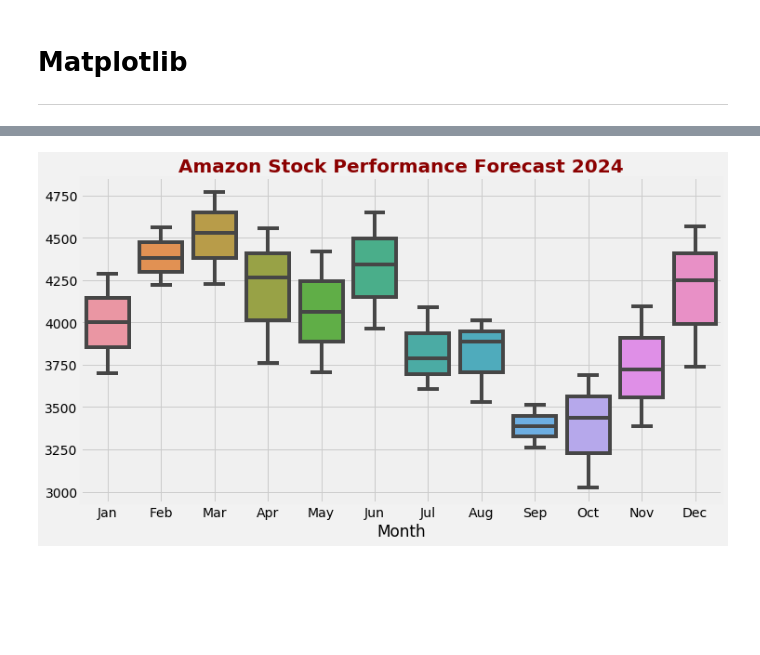
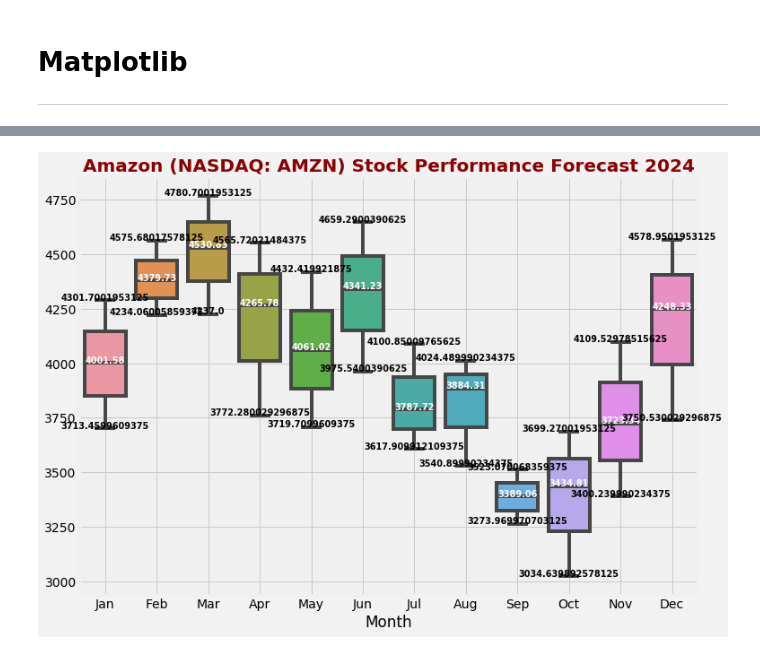
Before and after one commit to attila5287/scrap_and_dataviz, a Jupyter notebook: scrap_and_frame.ipynb, the cells around one changed output, grey strips where cells are left out. Drawn from its saved outputs; the diff is of its cells as text; code cells hidden in the pictures; blank space fills up the shorter version.

```diff
--- a/scrap_and_frame.ipynb
+++ b/scrap_and_frame.ipynb
@@ -107,13 +107,23 @@ plt.show()
 # %%
 import seaborn as sns
 # %%
-plt.figure(figsize=(11, 6), facecolor='0.95', )
-plt.title('Amazon Stock Performance Forecast 2024', fontsize=20,
+plt.figure(figsize=(11, 8), facecolor='0.95', )
+plt.title('Amazon (NASDAQ: AMZN) Stock Performance Forecast 2024', fontsize=20,
           color='darkred', weight='bold')
-sns.boxplot(data=df.transpose(), orient="v", )
+box_plot = sns.boxplot(data=df.transpose(), orient="v", )
+
 plt.grid(visible=True)
+
+for xtick,i in enumerate(box_plot.get_xticks()):
+    pass
+    box_plot.text(i,round(df['Opt'][i],2),df['Opt'][i]+12,
+            horizontalalignment='center',size='x-small',color='black',weight='semibold')
+    box_plot.text(i,df['Target'][i],df['Target'][i],
+            horizontalalignment='center',size='x-small',color='w',weight='semibold')
+    box_plot.text(i,df['Pes'][i],df['Pes'][i]+12,
+            horizontalalignment='center',size='x-small',color='black',weight='semibold')
 # %% [output]
-[figure, old version]
+[figure, new version]
 # %%
 df.transpose()
 # %% [output]
```
Also changed, not shown: parts of 2 cells of this notebook.
